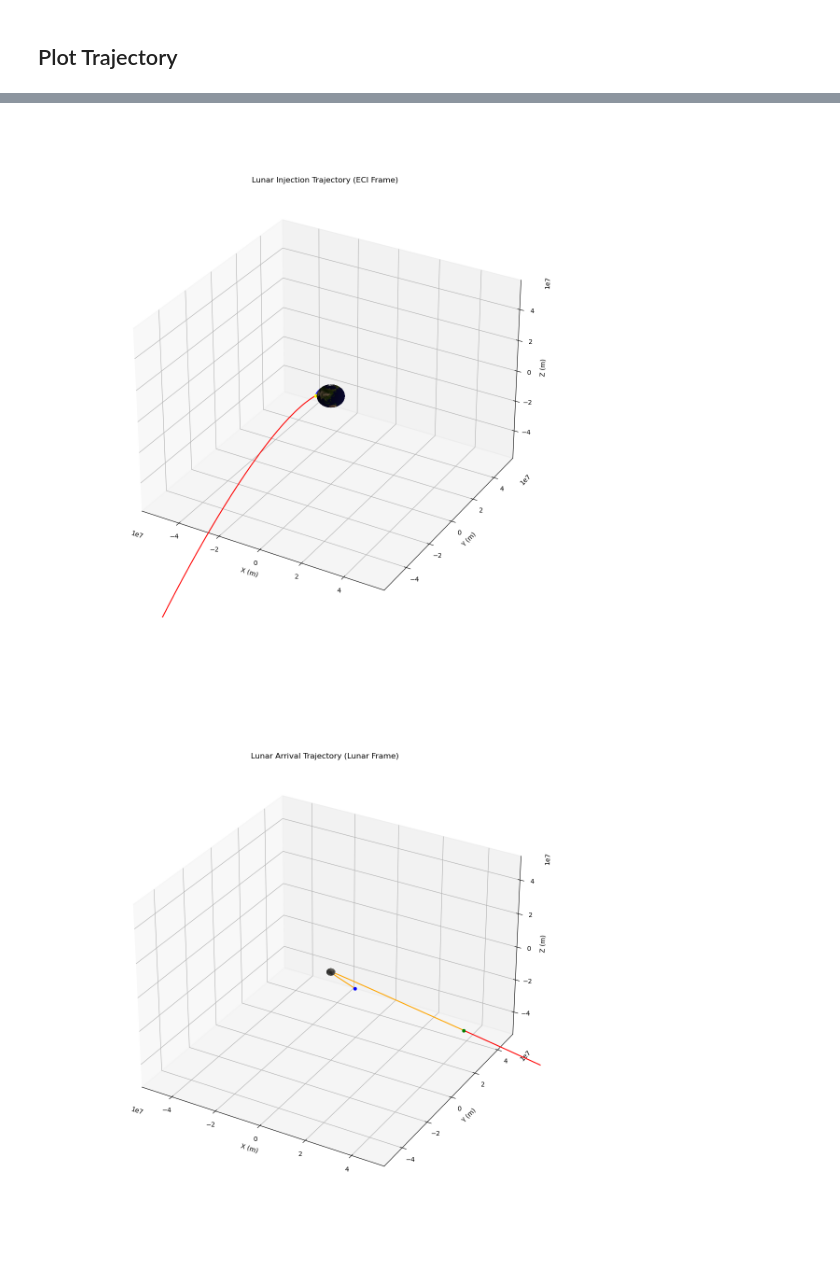
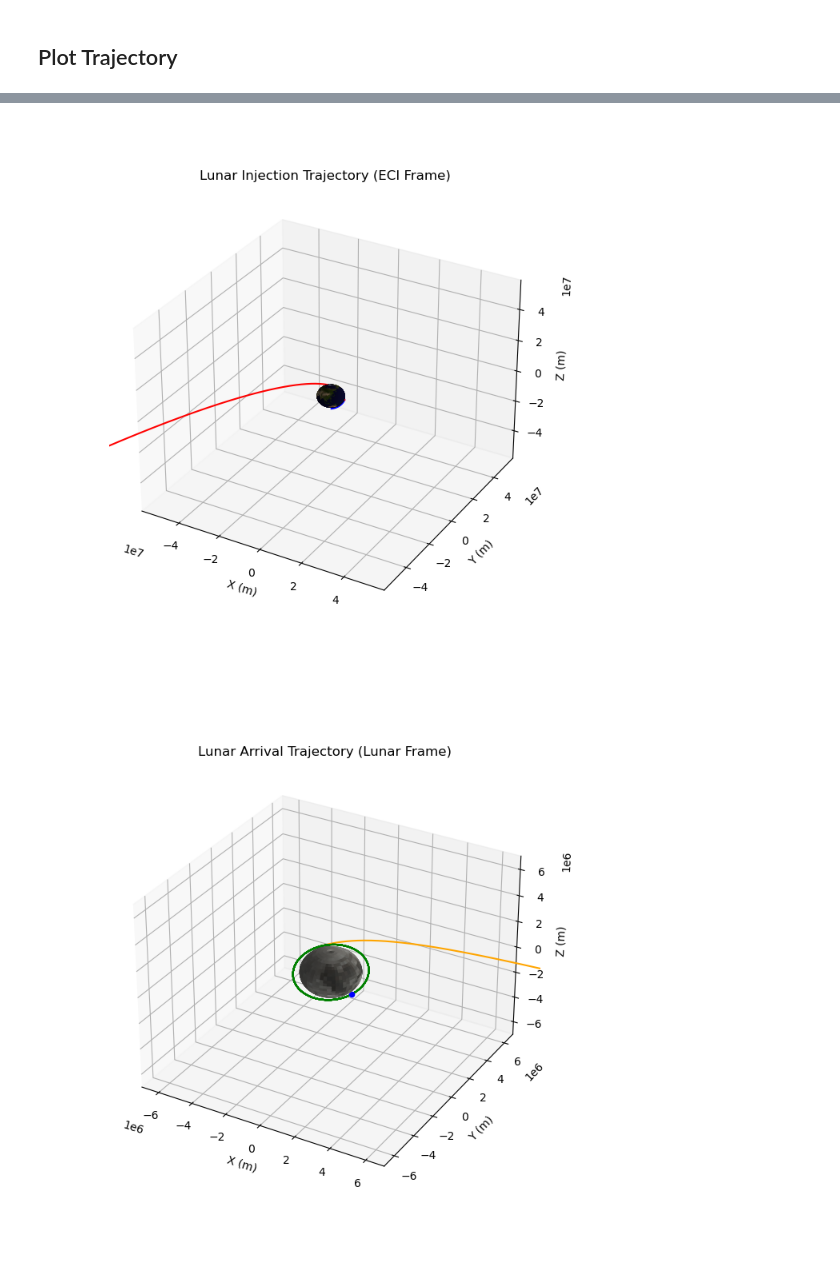
Before and after one commit to ianruh/EMA-550-Final-Project, a Jupyter notebook: Final Project.ipynb, the cells around one changed output, grey strips where cells are left out. Drawn from its saved outputs; the diff is of its cells as text; code cells hidden in the pictures.

Commit message:
In lunar orbit

```diff
--- a/Final Project.ipynb
+++ b/Final Project.ipynb
@@ -13,7 +13,7 @@ from utils.orbital_elements import *
 from astropy.time import Time
 import numpy as np
 import matplotlib.pyplot as plt
-plt.rcParams["figure.figsize"] = (12,12)
+plt.rcParams["figure.figsize"] = (7,7)
 plt.ion()
 
 _bold = '\033[1m'
@@ -32,25 +32,30 @@ _leo_limits = [
     (-1*EARTH.radius - 50000e3, EARTH.radius + 50000e3)
 ]
 _lunar_limits = [
-    (-1*MOON.radius - 50000e3, MOON.radius + 50000e3),
-    (-1*MOON.radius - 50000e3, MOON.radius + 50000e3),
-    (-1*MOON.radius - 50000e3, MOON.radius + 50000e3)
+    (-1*MOON.radius - 5000e3, MOON.radius + 5000e3),
+    (-1*MOON.radius - 5000e3, MOON.radius + 5000e3),
+    (-1*MOON.radius - 5000e3, MOON.radius + 5000e3)
 ]
 # %% [markdown]
 ## Problem Parameters
 # %%
 # Time of flight
-time_of_flight = 6*24*60*60 # 6 days
+time_of_flight = 3*24*60*60 # 6 days
 launch_time = Time("2022-04-16").unix
+time_in_lunar_orbit = 50000
+
+# Determine where the moon will be at intercept
+moon_intercept_pv = moon_ephemeris.get_pv(t=launch_time+time_of_flight)
+moon_intercept_coe = pv_to_moe(pv=moon_intercept_pv)
 
 # Initial LEO Orbit
 initial_leo_coe = make_coe(
     e=0.0,
     a=EARTH.radius+300e3,
-    i=EARTH.obiquity,
+    i=46.5 * np.pi / 180.0,
     raan=0.0,
     arg_peri=0.0,
-    true_anom=-2.8)
+    true_anom=0.0)
 initial_leo_ephemeris = Ephemeris(
     pv=pv_from_moe(moe=initial_leo_coe),
     t=launch_time,
@@ -205,16 +261,16 @@ initial_leo_ephemeris.plot(
     t1=launch_time,
     label="Initial Orbit",
     pathColor="blue",
-    pointColor="yellow")
+    pointColor=None)
 transfer_ephemeris.plot(
     ax=ax,
     t0=launch_time,
     t1=launch_time+time_of_flight,
     label="Transfer Orbit",
     pathColor="red",
-    pointColor="green")
+    pointColor=None)
 # %% [output]
-[figure, old version]
+[figure, new version]
 # %%
 ##### Setup #####
 fig = plt.figure()
@@ -222,33 +278,40 @@ ax = plt.axes(projection='3d')
 ax.set(
     xlim=_lunar_limits[0],
     ylim=_lunar_limits[1],
     zlim=_lunar_limits[2])
 plot_moon(
     ax=ax,
     label="Moon")
 
 ax.set_title("Lunar Arrival Trajectory (Lunar Frame)")
 ax.set_xlabel("X (m)")
 ax.set_ylabel("Y (m)")
 ax.set_zlabel("Z (m)")
 # ax.legend()
 
 ##### interesting bits #####
 transfer_ephemeris.plot_eci_in_lunar(
     ax=ax,
     t0=launch_time,
     t1=lunar_soi_entry_time,
     label="Transfer Orbit",
     moon_ephemeris=moon_ephemeris,
     pathColor="red",
-    pointColor="green")
+    pointColor=None)
 # Note that we dont use plot_lunar_in_eci() because this is in the lunar frame
 lunar_transfer_ephemeris.plot(
     ax=ax,
     t0=lunar_soi_entry_time,
-    t1=launch_time+time_of_flight,
+    t1=time_of_lunar_perigee,
     label="Transfer Orbit",
     pathColor="orange",
+    pointColor=None)
+lunar_orbit_ephemeris.plot(
+    ax=ax,
+    t0=time_of_lunar_perigee,
+    t1=time_of_lunar_perigee + time_in_lunar_orbit,
+    label="Luanr Orbit",
+    pathColor="green",
     pointColor="blue")
 # %% [output]
-[figure, old version]
+[figure, new version]
```
Also changed, not shown: parts of 4 cells of this notebook, 4 other files.
